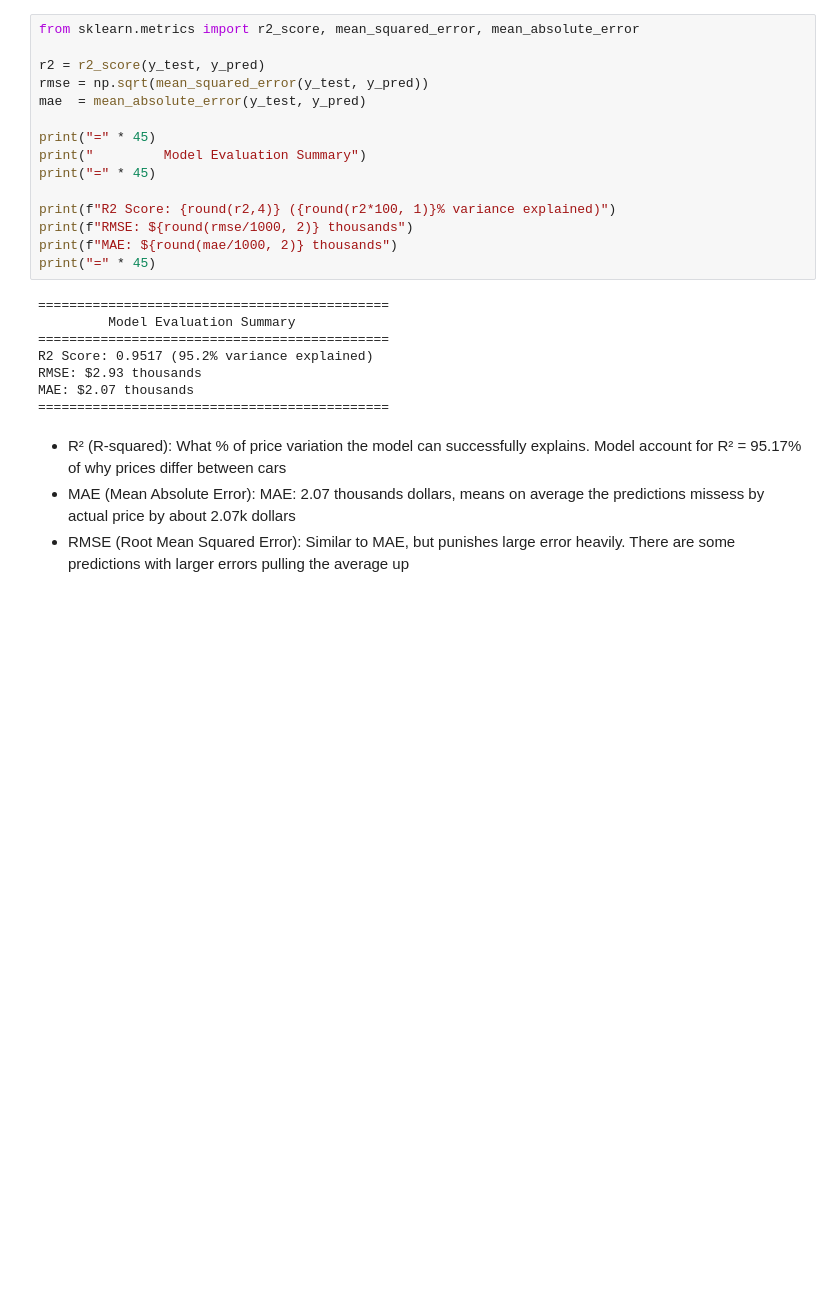
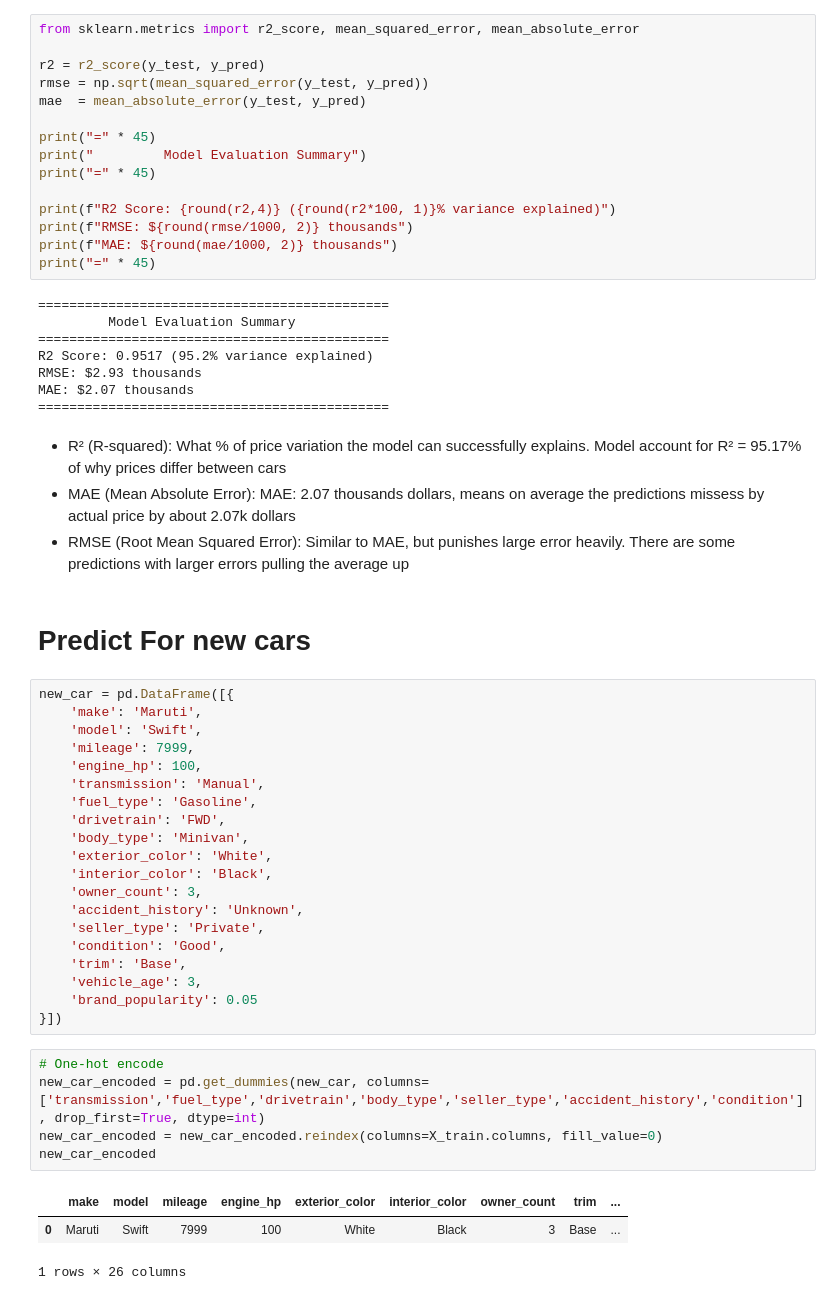
Before and after one commit to Snehil-Raut/Microsoft_AI_Engineering, a Jupyter notebook: Machine_Learning/Linear_Regression/vehicle_price_prediction.ipynb, the cells around one changed output. Drawn from its saved outputs; the diff is of its cells as text; blank space fills up the shorter version.

```diff
--- a/Machine_Learning/Linear_Regression/vehicle_price_prediction.ipynb
+++ b/Machine_Learning/Linear_Regression/vehicle_price_prediction.ipynb
@@ -649,3 +649,34 @@ MAE: $2.07 thousands
 - R² (R-squared): What % of price variation the model can successfully explains. Model account for R² = 95.17% of why prices differ between cars
 - MAE (Mean Absolute Error): MAE: 2.07 thousands dollars, means on average the predictions missess by actual price by about 2.07k dollars
 - RMSE (Root Mean Squared Error): Similar to MAE, but punishes large error heavily. There are some predictions with larger errors pulling the average up
+# %% [markdown]
+# Predict For new cars
+# %%
+new_car = pd.DataFrame([{
+    'make': 'Maruti',
+    'model': 'Swift',
+    'mileage': 7999,
+    'engine_hp': 100,
+    'transmission': 'Manual',
+    'fuel_type': 'Gasoline',
+    'drivetrain': 'FWD',
+    'body_type': 'Minivan',
+    'exterior_color': 'White',
+    'interior_color': 'Black',
+    'owner_count': 3,
+    'accident_history': 'Unknown',
+    'seller_type': 'Private',
+    'condition': 'Good',
+    'trim': 'Base',
+    'vehicle_age': 3,
+    'brand_popularity': 0.05
+}])
+# %%
+# One-hot encode
+new_car_encoded = pd.get_dummies(new_car, columns=['transmission','fuel_type','drivetrain','body_type','seller_type','accident_history','condition'], drop_first=True, dtype=int)
+new_car_encoded = new_car_encoded.reindex(columns=X_train.columns, fill_value=0)
+new_car_encoded
+# %% [output]
+|  | make | model | mileage | engine_hp | exterior_color | interior_color | owner_count | trim | ... |
+| 0 | Maruti | Swift | 7999 | 100 | White | Black | 3 | Base | ... |
+1 rows × 26 columns
```
Also changed, not shown: parts of 2 cells of this notebook, 3 other files.
